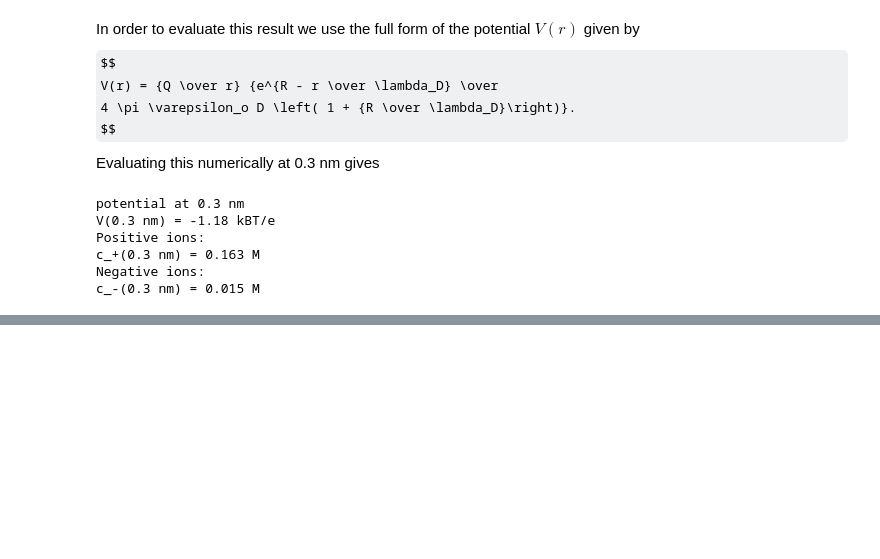
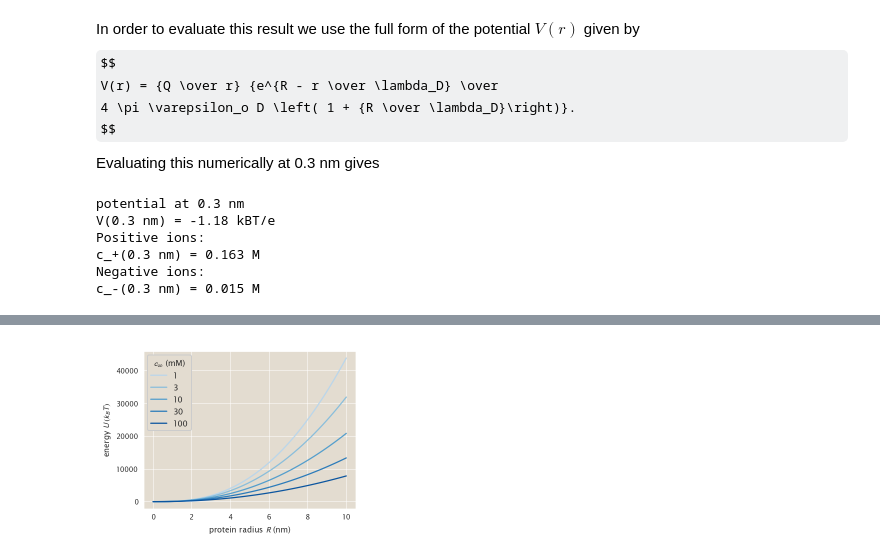
Before and after one commit to mrazomej/pboc, a Jupyter notebook: src/chapter_09.ipynb, the cells around one changed output, grey strips where cells are left out. Saved outputs shown, nothing was run; the diff lists cells and outputs as text; code cells hidden in the pictures; some formulas as TeX source; blank space fills up the shorter version.

Commit message:
worked through problem 9.9

```diff
--- a/src/chapter_09.ipynb
+++ b/src/chapter_09.ipynb
@@ -419,0 +437,40 @@ c_-(0.3 nm) = 0.015 M
+# %%
+# Define parameters to plot ion concentration
+eps_D = 80 * 8.85E-12  # C**2 / N m**2
+kBT = 4E-21  # J = N * m
+e_charge = 1.6E-19  # Coulombs
+lB = 0.7E-9  # m
+r = 0.5E-9  # m
+
+# Define range of protein radius to consider
+R = np.linspace(0, 10, 50) *  1E-9  # Protein size (m)
+
+# Define concentrations to utilize
+c_range = np.array([1, 3, 10, 30, 100]) # mM
+c_inf = c_range * 1E-3 * 6.022E23 * 1000  # converted from mM to number / m**3
+
+# Define colors for plot
+colors = sns.color_palette('Blues', n_colors=len(c_range) + 1)[1::]
+# Loop through concentrations and evaluate the energy
+for i, c in enumerate(c_inf):
+    # Compute lambda_D
+    lam_D = np.sqrt(eps_D * kBT / 2 / e_charge**2 / c)
+
+    # Evaluate energy
+    U_R = lam_D * lB / (lam_D + R) * (8 * R**3 / r**4) * kBT
+
+    # Plot protein size vs energy
+    plt.plot(R * 1E9, U_R / kBT, label=str(c_range[i]), color=colors[i])
+
+# Label axis
+plt.xlabel('protein radius $R$ (nm)')
+plt.ylabel('energy $U \; (k_BT)$')
+
+# Add legend
+plt.legend(title=r'$c_\infty$ (mM)')
+
+# Save figure
+plt.tight_layout()
+plt.savefig(figdir + 'problem_09_09_01.png', bbox_inches='tight', dpi=300)
+# %% [output]
+[figure, added]
```
Also changed, not shown: parts of 4 cells of this notebook.
